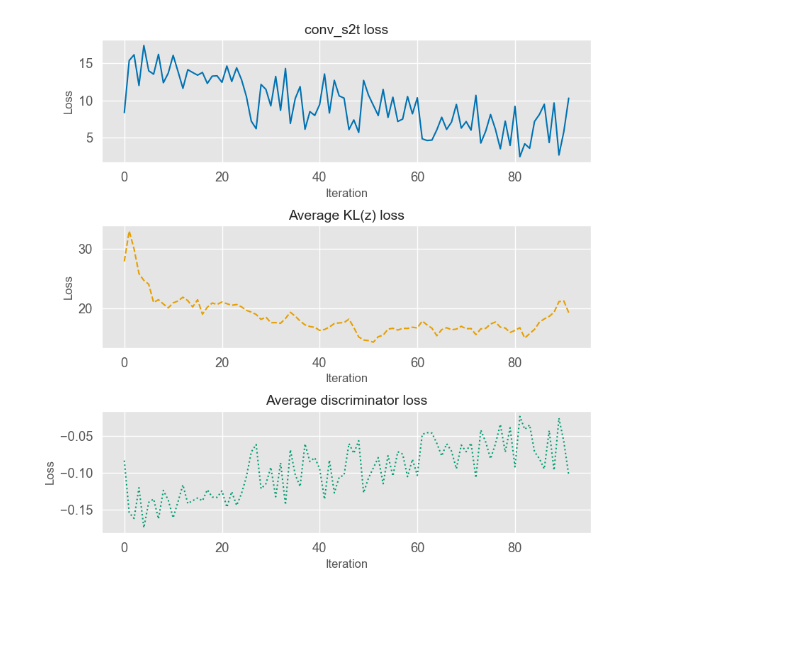
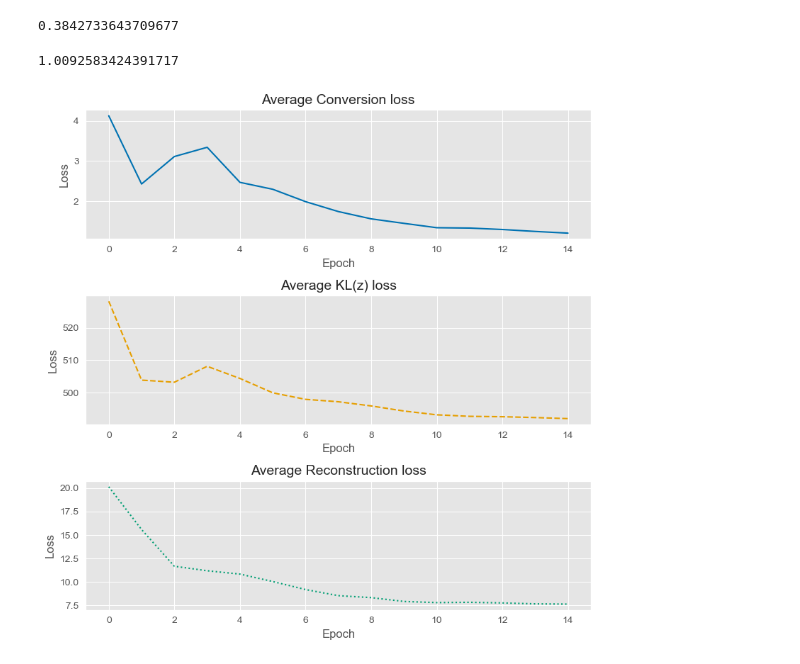
Before and after one commit to LANNDS18/SpeechEmotionTransfer, a Jupyter notebook: notebooks/visualization.ipynb, the cells around one changed output. Drawn from its saved outputs; the diff is of its cells as text; code cells hidden in the pictures; blank space fills up the shorter version.

```diff
--- a/notebooks/visualization.ipynb
+++ b/notebooks/visualization.ipynb
@@ -60,0 +87,28 @@ d_loss = process(d_loss)
+# %%
+def process(data):
+    res = []
+    for i in data:
+        temp = i[0].cpu().data.numpy().astype(float)
+        temp = temp.reshape((1,1))
+        res.append(temp)
+    res = np.concatenate(res)
+    return res
+
+def average_loss(range_i):
+    jwgan = []
+    jobs = []
+    jlat = []
+    for i in range(range_i):
+        # load the loss lists from the saved file
+        file = f'../logdir/VAW_1t5_200_convs2t_0331-0327-58-2023/model_VAW_1t5_200_convs2t_epoch{i}.pkl'
+        with open(file, 'rb') as f:
+            conv_s2t_loss, KL_z_loss, Dis_loss = pickle.load(f)
+        conv_s2t_loss = process(conv_s2t_loss)
+        KL_z_loss = process(KL_z_loss)
+        Dis_loss = process(Dis_loss)
+        jwgan.append(np.average(conv_s2t_loss))
+        jobs.append(np.average(KL_z_loss))
+        jlat.append(np.average(Dis_loss))
+    return jwgan, jobs, jlat
+
+jwgan, jobs, jlat = average_loss(15)
@@ -61,26 +147,58 @@ d_loss = process(d_loss)
+# %%
+alpha20000 = np.load('../conv_s2t_log_test2-1-3.npy')
+epoch= []
+for i in range(25):
+    target = i
+    temp = []
+    for j in alpha20000:
+        e = int(j[0])
+        if e == target + 1:
+            temp.append(j[2])
+    epoch.append([temp])
+
+std = np.average([np.std(epoch[i]) for i in range(10, 25)])
+std
+# %% [output]
+0.3842733643709677
+# %%
+alpha50 = np.load('../conv_s2t_log_test-1-3.npy')
+epoch= []
+for i in range(25):
+    target = i
+    temp = []
+    for j in alpha50:
+        e = int(j[0])
+        if e == target + 1:
+            temp.append(j[2])
+    epoch.append([temp])
+
+std = np.average([np.std(epoch[i]) for i in range(10, 25)])
+std
+# %% [output]
+1.0092583424391717
 # %%
 # plot the average losses in separate plots
 _, axs = plt.subplots(3, 1, figsize=(8, 8))
 # set the colors and line styles
 colors = ['#0072B2', '#E69F00', '#009E73']
 linestyles = ['-', '--', ':']
 
-axs[0].plot(conv_s2t_loss, color=colors[0], linestyle=linestyles[0])
-axs[0].set_title('conv_s2t loss', fontsize=14)
-axs[0].set_xlabel('Iteration', fontsize=12)
+axs[0].plot(jwgan, color=colors[0], linestyle=linestyles[0])
+axs[0].set_title('Average Conversion loss', fontsize=14)
+axs[0].set_xlabel('Epoch', fontsize=12)
 axs[0].set_ylabel('Loss', fontsize=12)
 
-axs[1].plot(KL_z_loss, color=colors[1], linestyle=linestyles[1])
+axs[1].plot(jlat, color=colors[1], linestyle=linestyles[1])
 axs[1].set_title('Average KL(z) loss', fontsize=14)
-axs[1].set_xlabel('Iteration', fontsize=12)
+axs[1].set_xlabel('Epoch', fontsize=12)
 axs[1].set_ylabel('Loss', fontsize=12)
 
-axs[2].plot(d_loss, color=colors[2], linestyle=linestyles[2])
-axs[2].set_title('Average discriminator loss', fontsize=14)
-axs[2].set_xlabel('Iteration', fontsize=12)
+axs[2].plot(jobs, color=colors[2], linestyle=linestyles[2])
+axs[2].set_title('Average Reconstruction loss', fontsize=14)
+axs[2].set_xlabel('Epoch', fontsize=12)
 axs[2].set_ylabel('Loss', fontsize=12)
 
 plt.tight_layout()
 plt.show()
 # %% [output]
-[figure, old version]
+[figure, new version]
```
Also changed, not shown: parts of 7 cells of this notebook, 8 other files.
